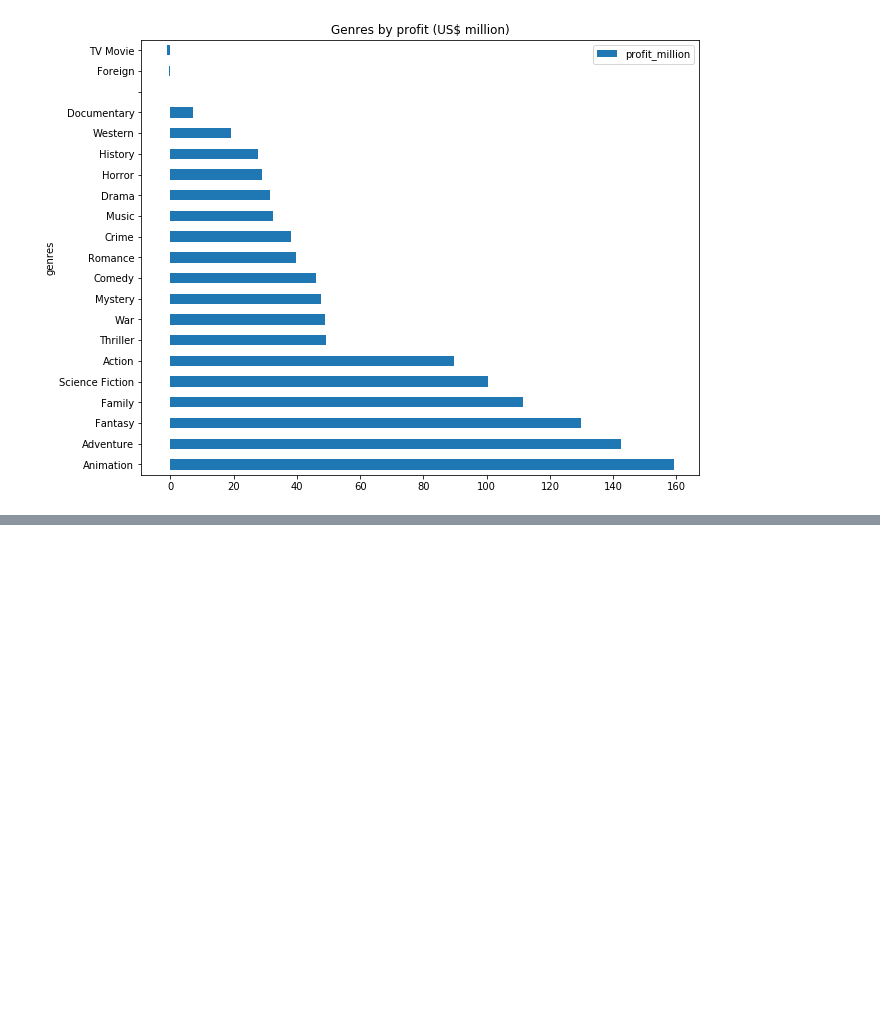
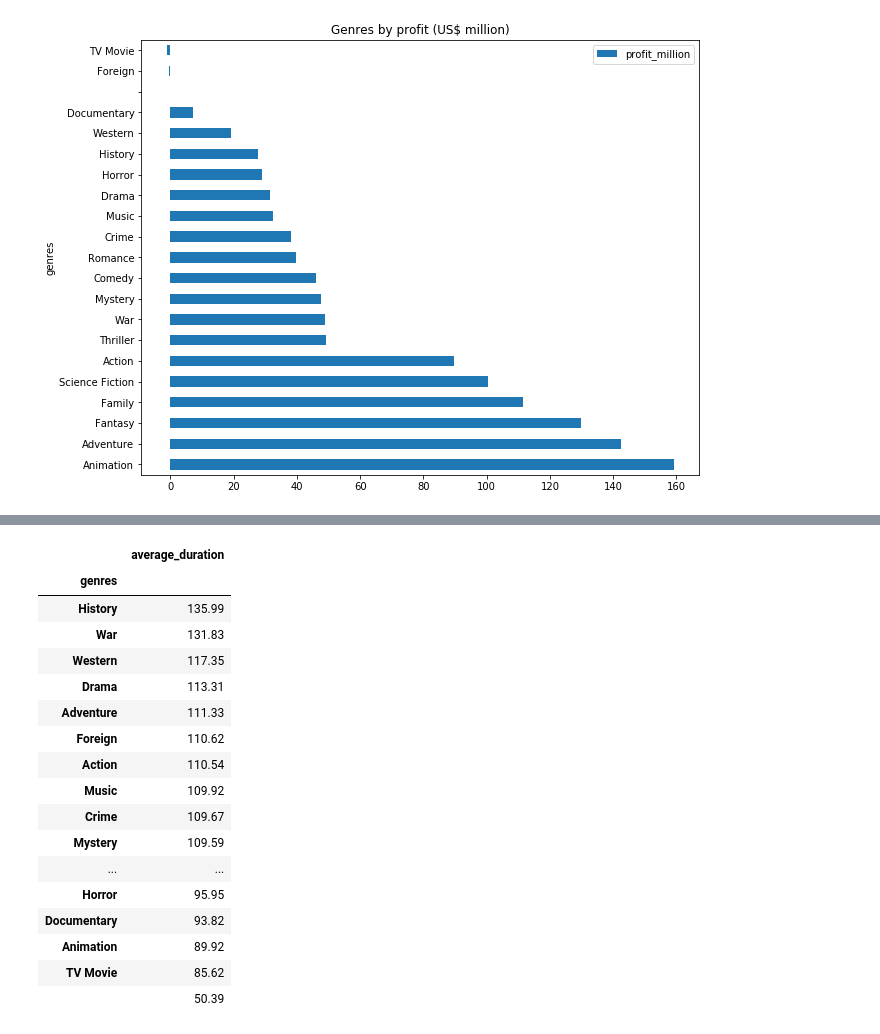
Before and after one commit to mav10/DataAnalysis, a Jupyter notebook: Movie_Dataset.ipynb, the cells around one changed output, grey strips where cells are left out. Cells and saved outputs as stored; diff of their text form; code cells hidden in the pictures; blank space fills up the shorter version.

```diff
--- a/Movie_Dataset.ipynb
+++ b/Movie_Dataset.ipynb
@@ -148,0 +159,26 @@ avg[['profit_million']].plot.barh(stacked=True, title = 'Genres by profit (US$ m
+# %%
+groupedbyDurationAndGenre = groupedbyDuration.groupby(['genres']).mean()
+groupedbyDurationAndGenre['average_duration']  = groupedbyDurationAndGenre['runtime'].round(2)
+del groupedbyDurationAndGenre['runtime']
+groupedbyDurationAndGenre.sort_values('average_duration', ascending=False, inplace = True )
+
+groupedbyDurationAndGenre
+# %% [output]
+|  | average_duration |
+| genres |  |
+| History | 135.99 |
+| War | 131.83 |
+| Western | 117.35 |
+| Drama | 113.31 |
+| Adventure | 111.33 |
+| Foreign | 110.62 |
+| Action | 110.54 |
+| Music | 109.92 |
+| Crime | 109.67 |
+| Mystery | 109.59 |
+| ... | ... |
+| Horror | 95.95 |
+| Documentary | 93.82 |
+| Animation | 89.92 |
+| TV Movie | 85.62 |
+|  | 50.39 |
```
Also changed, not shown: parts of 2 cells of this notebook.
